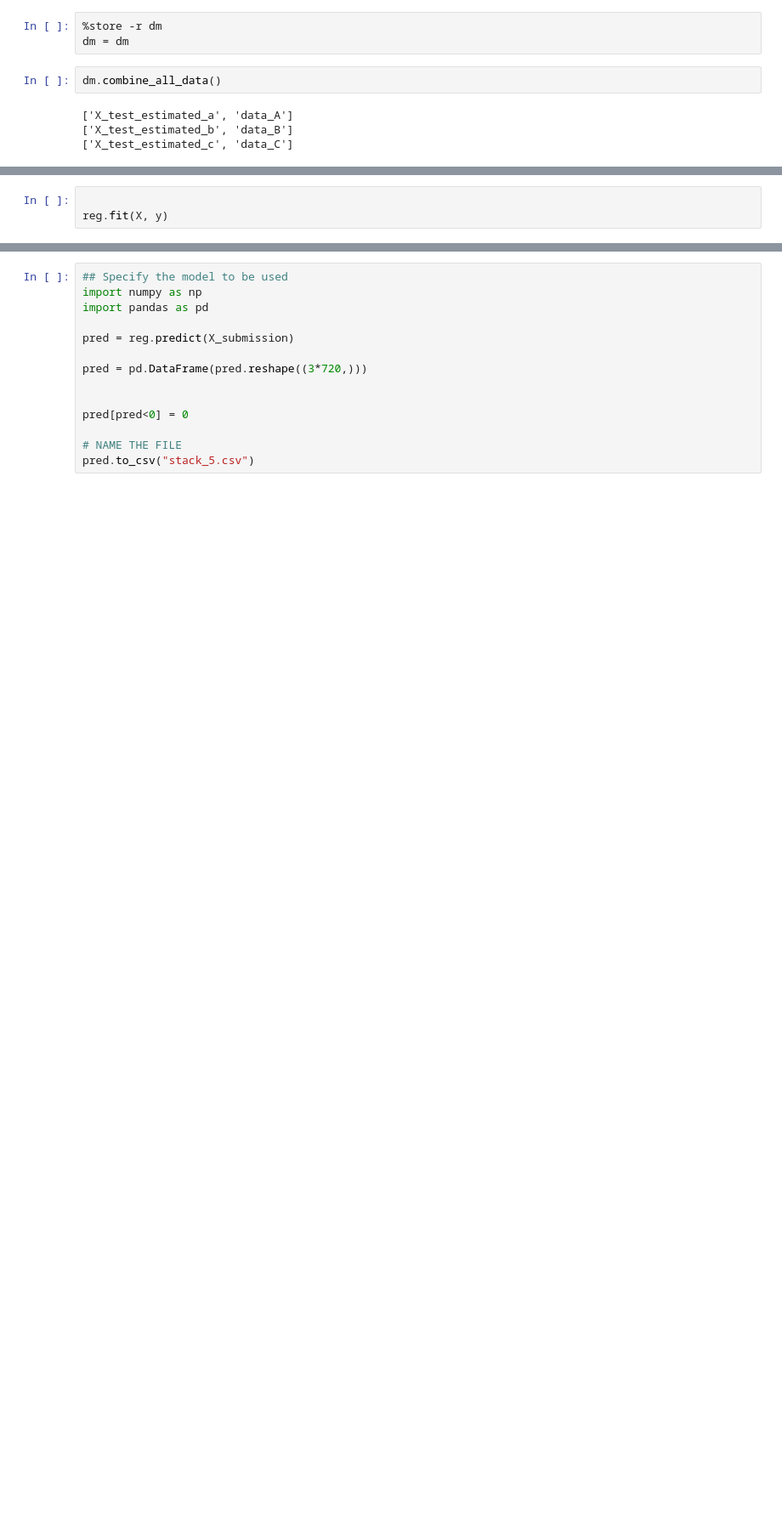
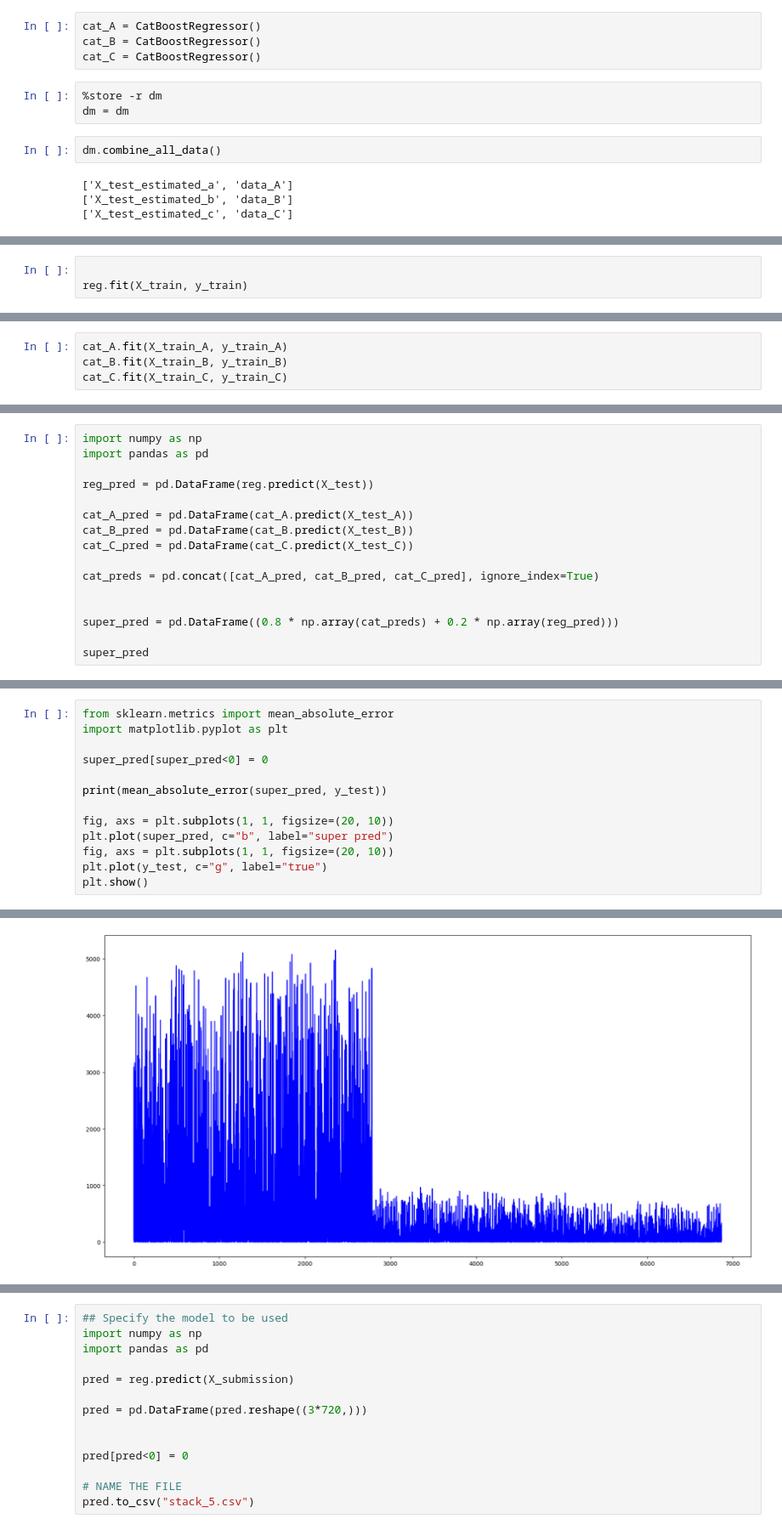
Before and after one commit to nasols/TDT4174-Machine-Learning, a Jupyter notebook: jonas_stacking.ipynb, the cells around one changed output, grey strips where cells are left out. Shown at 85% size. Drawn from its saved outputs; the diff is of its cells as text; blank space fills up the shorter version.

```diff
--- a/jonas_stacking.ipynb
+++ b/jonas_stacking.ipynb
@@ -33,6 +33,10 @@ reg = StackingRegressor(
     verbose=1,
     passthrough=True,
 )
+# %%
+cat_A = CatBoostRegressor()
+cat_B = CatBoostRegressor()
+cat_C = CatBoostRegressor()
 # %%
 %store -r dm
 dm = dm
@@ -69,4 +98,4 @@ See the caveats in the documentation: https://pandas.pydata.org/pandas-docs/stab
 # %%
 
-reg.fit(X, y)
+reg.fit(X_train, y_train)
 # %% [output]
@@ -105,2 +124,6 @@ StackingRegressor(cv=10,
                   final_estimator=LinearRegression(), passthrough=True,
                   verbose=1)
+# %%
+cat_A.fit(X_train_A, y_train_A)
+cat_B.fit(X_train_B, y_train_B)
+cat_C.fit(X_train_C, y_train_C)
@@ -106,0 +149,16 @@ StackingRegressor(cv=10,
+# %%
+import numpy as np
+import pandas as pd
+
+reg_pred = pd.DataFrame(reg.predict(X_test))
+
+cat_A_pred = pd.DataFrame(cat_A.predict(X_test_A))
+cat_B_pred = pd.DataFrame(cat_B.predict(X_test_B))
+cat_C_pred = pd.DataFrame(cat_C.predict(X_test_C))
+
+cat_preds = pd.concat([cat_A_pred, cat_B_pred, cat_C_pred], ignore_index=True)
+
+
+super_pred = pd.DataFrame((0.8 * np.array(cat_preds) + 0.2 * np.array(reg_pred)))
+
+super_pred
@@ -106,0 +179,14 @@ StackingRegressor(cv=10,
+# %%
+from sklearn.metrics import mean_absolute_error
+import matplotlib.pyplot as plt
+
+super_pred[super_pred<0] = 0
+
+print(mean_absolute_error(super_pred, y_test))
+
+fig, axs = plt.subplots(1, 1, figsize=(20, 10))
+plt.plot(super_pred, c="b", label="super pred")
+fig, axs = plt.subplots(1, 1, figsize=(20, 10))
+plt.plot(y_test, c="g", label="true")
+plt.show()
+# %% [output]
@@ -106,0 +194 @@ StackingRegressor(cv=10,
+[figure, added]
```
Also changed, not shown: parts of 8 cells of this notebook, 12 other files.
